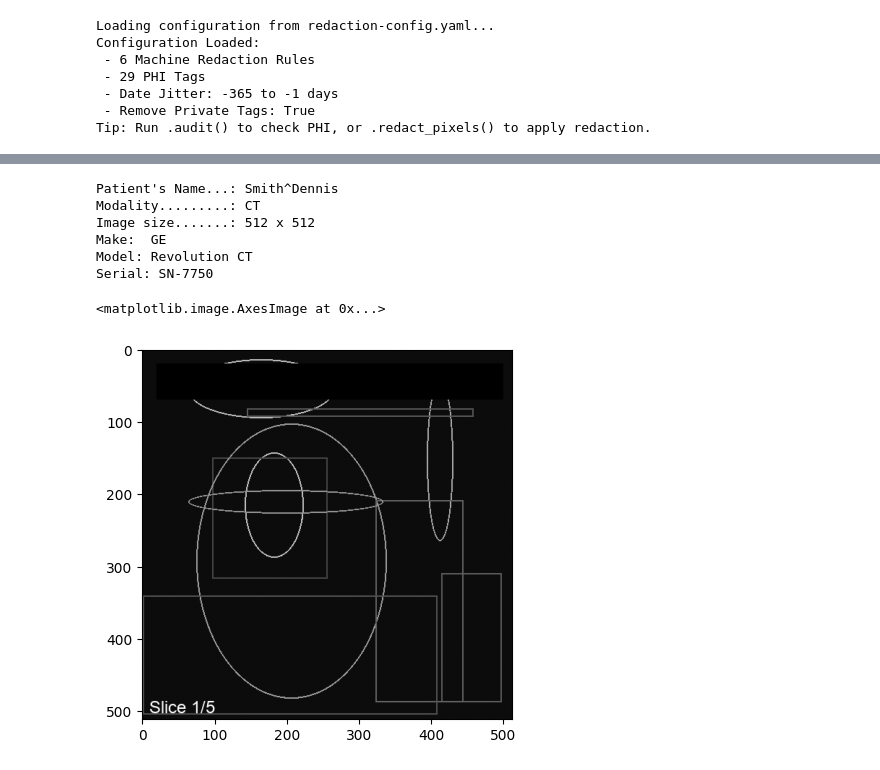
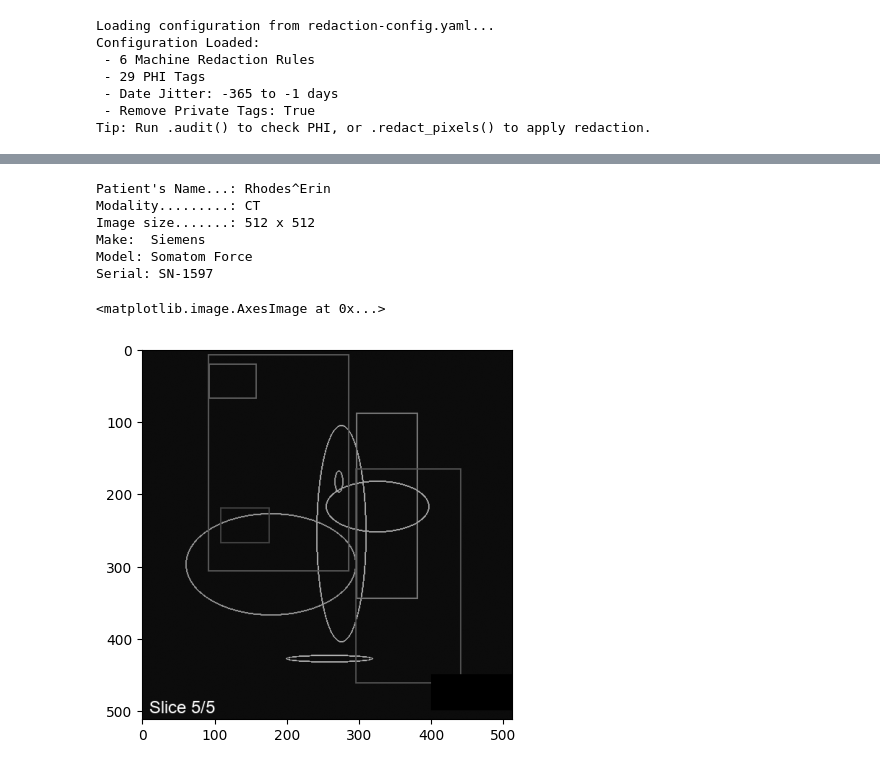
Before and after one commit to kvnlng/Gantry, a Jupyter notebook: Redaction Example.ipynb, the cells around one changed output, grey strips where cells are left out. Cells and saved outputs as stored; diff of their text form; code cells hidden in the pictures.

```diff
--- a/Redaction Example.ipynb
+++ b/Redaction Example.ipynb
@@ -168,6 +202,6 @@ Exporting 12 images from 6 patients...
 Done.
 # %%
-redacted_filename = "redacted_dicoms/Subject_PID-10291/Study_2026-01-15_Study_33803/Series_1_CT_Series_803.1/1.2.840.999.33803.1.1.dcm"
+redacted_filename = "redacted_dicoms/Subject_PID-36479/Study_2026-01-23_Study_35233/Series_1_CT_Series_233.1/1.2.826.0.1.3680043.8.498.42456815010659152373933036774970061208.dcm"
 
 redacted_ds = pydicom.dcmread(redacted_filename)
 
@@ -182,15 +216,15 @@ print(f"Model: {redacted_ds.ManufacturerModelName}")
 # Serial Number
 print(f"Serial: {redacted_ds.DeviceSerialNumber}")
 # %% [output]
-Patient's Name...: Smith^Dennis
+Patient's Name...: Rhodes^Erin
 Modality.........: CT
 Image size.......: 512 x 512
-Make:  GE
-Model: Revolution CT
-Serial: SN-7750
+Make:  Siemens
+Model: Somatom Force
+Serial: SN-1597
 # %%
 # Display the first frame
-plt.imshow(redacted_ds.pixel_array[0], cmap=cm.gray)
+plt.imshow(redacted_ds.pixel_array[4], cmap=cm.gray)
 # %% [output]
 <matplotlib.image.AxesImage at 0x...>
-[figure, old version]
+[figure, new version]
```
Also changed, not shown: parts of 12 cells of this notebook, 1 other file.
